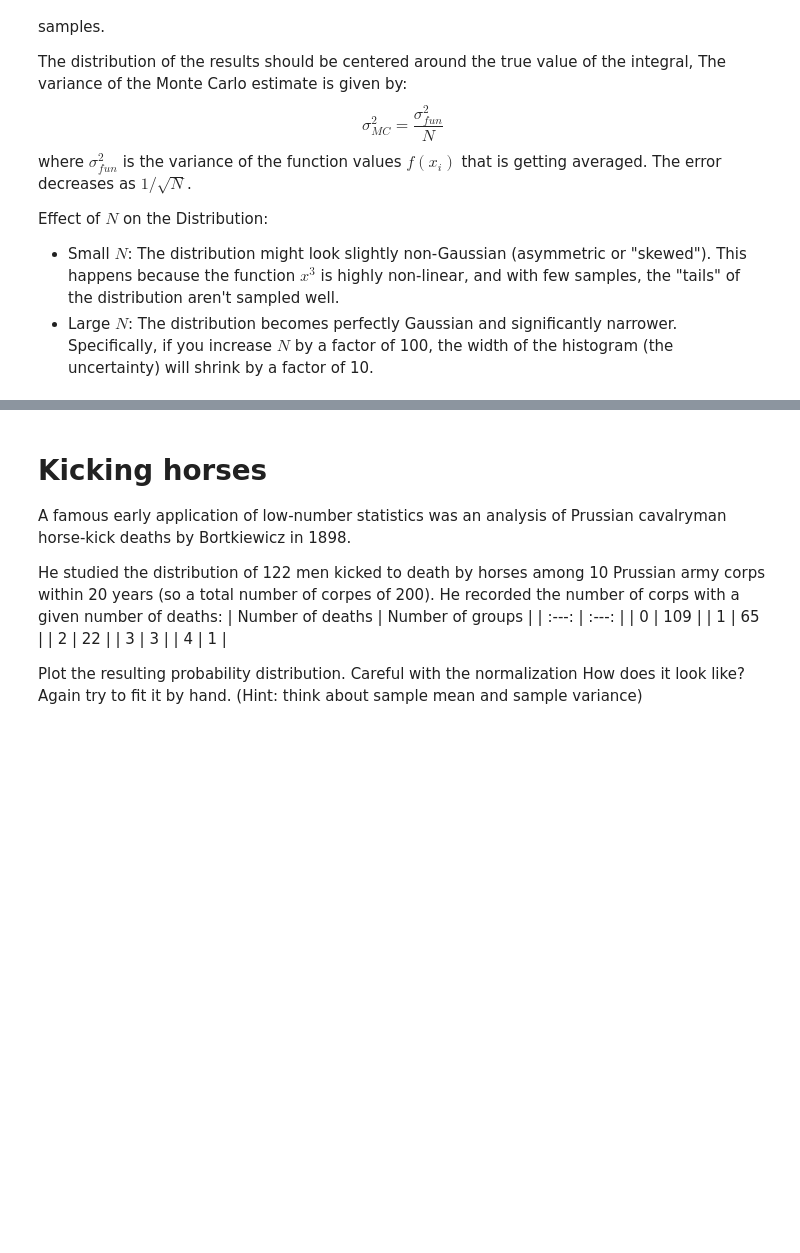
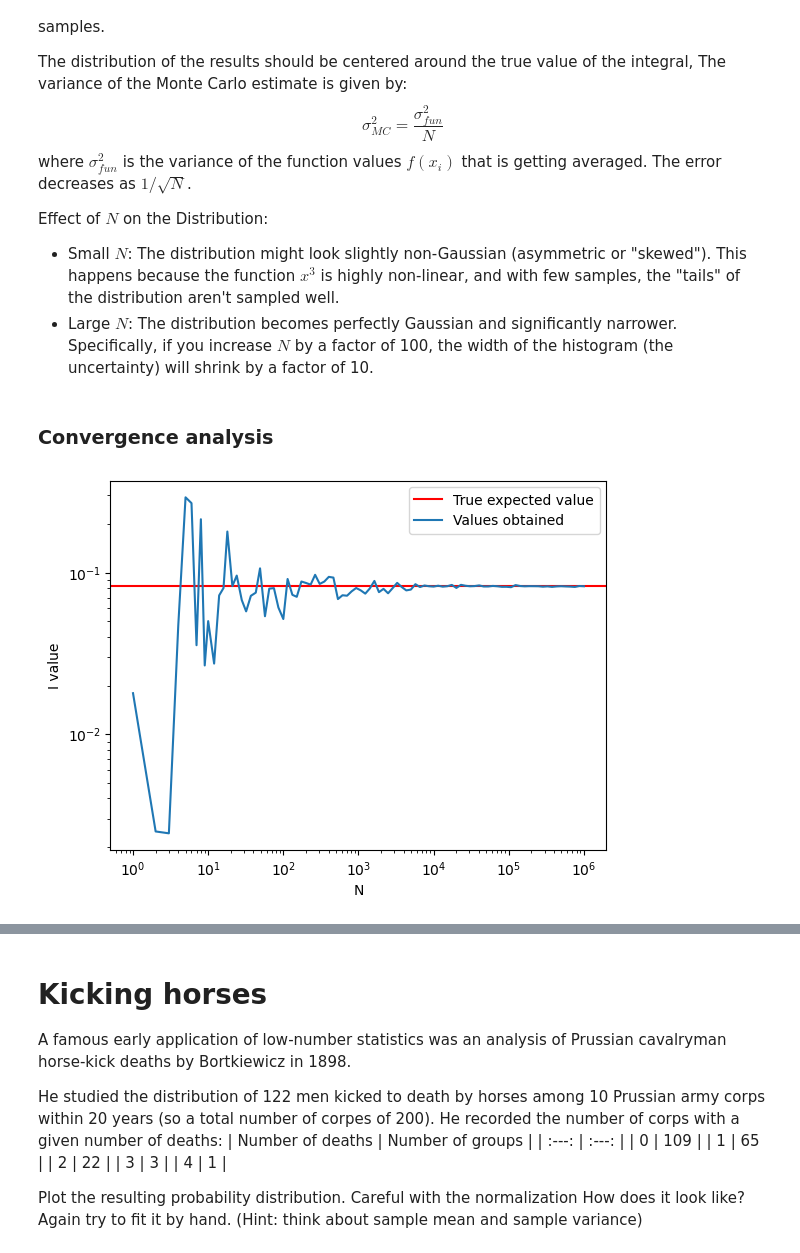
Before and after one commit to anna-tresoldi/astrostatistics_bicocca_2026, a Jupyter notebook: working/L03_problems.ipynb, the cells around one changed output, grey strips where cells are left out. Saved outputs shown, nothing was run; the diff lists cells and outputs as text; code cells hidden in the pictures; blank space fills up the shorter version.

```diff
--- a/working/L03_problems.ipynb
+++ b/working/L03_problems.ipynb
@@ -115,3 +115,30 @@ where $\sigma^2_{fun}$ is the variance of the function values $f(x_i)$ that is g
 Effect of $N$ on the Distribution:
 * Small $N$: The distribution might look slightly non-Gaussian (asymmetric or "skewed"). This happens because the function $x^3$ is highly non-linear, and with few samples, the "tails" of the distribution aren't sampled well.
 * Large $N$: The distribution becomes perfectly Gaussian and significantly narrower. Specifically, if you increase $N$ by a factor of 100, the width of the histogram (the uncertainty) will shrink by a factor of 10.
+# %% [markdown]
+### Convergence analysis
+# %%
+import scipy.stats
+
+def integral(sigma,N):
+    gauss = scipy.stats.norm(loc=0,scale=sigma)
+    samples = np.abs(gauss.rvs(N))
+    norm = sigma*(np.pi/2)**0.5
+    return norm * np.mean(samples**3)
+
+def knownresult(sigma):
+    return 2*sigma**4
+# %%
+sigma = 0.45
+Nvals=np.unique(np.logspace(0,6,100,dtype=int))
+results = np.array([integral(sigma,N) for N in Nvals])
+# %%
+plt.axhline(knownresult(sigma),c='red', label = 'True expected value')
+plt.plot(Nvals,results, label='Values obtained')
+plt.xlabel('N')
+plt.ylabel('I value')
+plt.legend()
+plt.loglog()
+plt.show()
+# %% [output]
+[figure, added]
```
Also changed, not shown: parts of 3 cells of this notebook.
